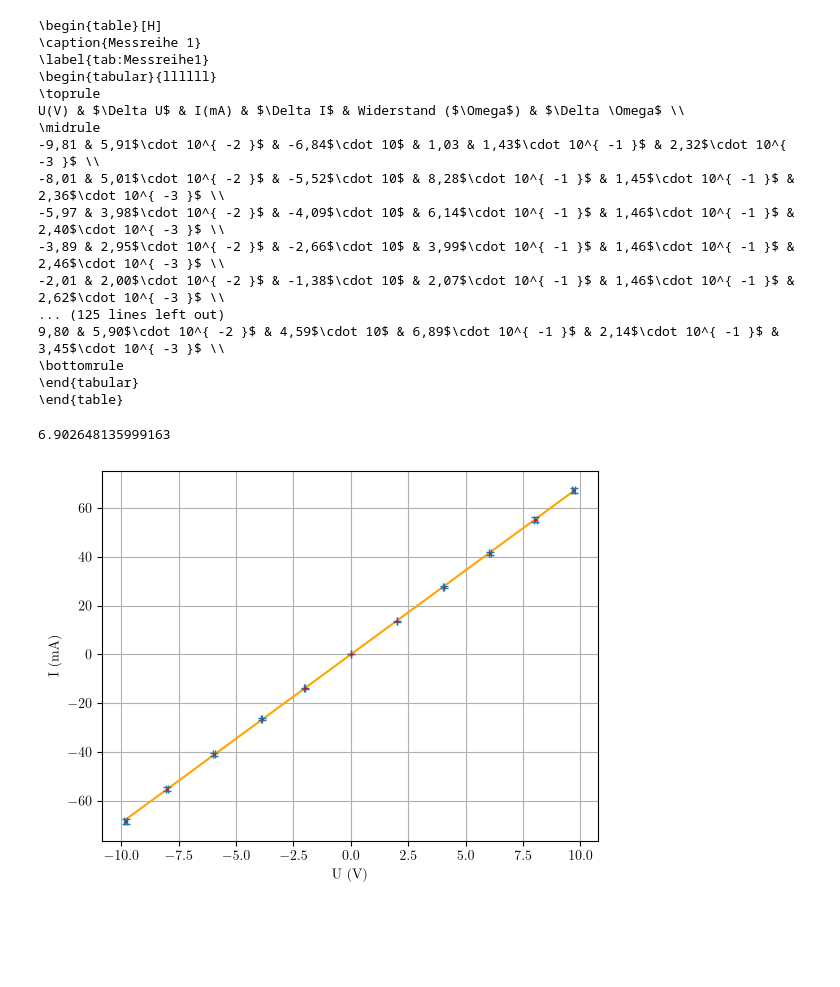
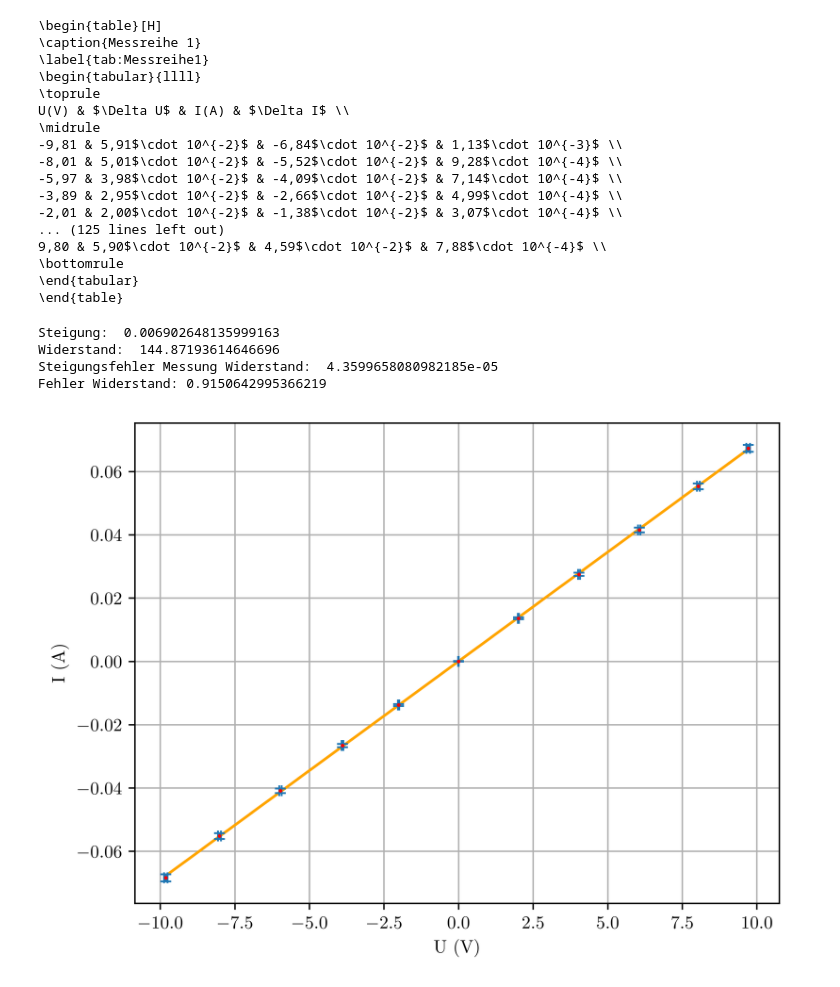
Before and after one commit to OGentner/AP1-Gruppe-143, a Jupyter notebook: V45_Auswertung.ipynb, the cells around one changed output. Saved outputs shown, nothing was run; the diff lists cells and outputs as text; code cells hidden in the pictures; blank space fills up the shorter version.

```diff
--- a/V45_Auswertung.ipynb
+++ b/V45_Auswertung.ipynb
@@ -93,18 +50,19 @@ def delta_b(x, s):
 for sheet in range(1,5):
     messdaten = pd.read_excel("V45.xlsx", sheet_name="Messung"+str(sheet))
     messdaten = messdaten.drop(columns=["Einstellungen"])
+    messdaten["I(A)"] = messdaten["I(mA)"] * 0.001
     messdaten.sort_values(by="U(V)", inplace=True)  # Sortiere die Daten nach Spannung
 
     # Wiederstand berechnen
-    messdaten[r"Widerstand ($\Omega$)"] = messdaten["U(V)"] / messdaten["I(mA)"]  # Berechne den Widerstand
+    messdaten[r"Widerstand ($\Omega$)"] = messdaten["U(V)"] / messdaten["I(A)"]  # Berechne den Widerstand
 
     # Fehler berechnen
     messdaten[r"$\Delta U$"] = messdaten["U(V)"].abs() * 0.005 + 0.01
-    messdaten[r"$\Delta I$"] = messdaten["I(mA)"].abs() * 0.015 + 0.1e-3
-    messdaten[r"$\Delta \Omega$"] = np.sqrt((messdaten[r"$\Delta U$"]/messdaten["I(mA)"])**2 + ((messdaten["U(V)"] * messdaten[r"$\Delta I$"])/(messdaten["I(mA)"]**2))**2)
+    messdaten[r"$\Delta I$"] = messdaten["I(A)"].abs() * 0.015 + 0.1e-3
+    messdaten[r"$\Delta \Omega$"] = np.sqrt((messdaten[r"$\Delta U$"]/messdaten["I(A)"])**2 + ((messdaten["U(V)"] * messdaten[r"$\Delta I$"])/(messdaten["I(A)"]**2))**2)
 
     # Gewichteter Mittelwert
-    messdaten_NN = messdaten_NN[pd.notna(messdaten_NN)] # Messdaten bereinigen
+    messdaten_NN = messdaten[pd.notna(messdaten)] # Messdaten bereinigen
     messdaten_NN = messdaten_NN[messdaten_NN["Widerstand ($\\Omega$)"] != 0]  # Nullen löschen
     w = 1/(messdaten_NN[r"$\Delta \Omega$"].to_numpy())**2
     omega = messdaten_NN[r"Widerstand ($\Omega$)"].to_numpy()
@@ -115,8 +73,8 @@ for sheet in range(1,5):
     # print("Mittler gewichteter Wiederstand ", omega_bar_w, end=' ')
     # print("Fehler d. Wiedrstandes: ", del_omega_bar_w)
 
-    if False: # Tabellen Printen
-        cols = ['U(V)', '$\Delta U$', 'I(mA)', '$\Delta I$', 'Widerstand ($\Omega$)', '$\Delta \Omega$']
+    if True: # Tabellen Printen
+        cols = ['U(V)', '$\Delta U$', 'I(A)', '$\Delta I$'] #, 'Widerstand ($\Omega$)', '$\Delta \Omega$']
         # messdaten_tex = messdaten.drop(columns=['Wiederstand'])[cols]
         messdaten_tex = messdaten[cols]
         print(generate_Table(messdaten_tex, "Messreihe " + str(sheet), "Messreihe"+str(sheet)))
@@ -124,69 +82,80 @@ for sheet in range(1,5):
     # Plotten
     if False:
         fig, ax = plt.subplots(dpi=600)
-        ax.errorbar(messdaten["U(V)"], messdaten["I(mA)"], xerr=messdaten[r"$\Delta U$"], yerr=messdaten[r"$\Delta I$"], fmt=',', capsize=3)
-        ax.plot(messdaten["U(V)"], messdaten["I(mA)"], '.', label="Messung " + str(sheet), color="red", markersize=2)
+        ax.errorbar(messdaten["U(V)"], messdaten["I(A)"], xerr=messdaten[r"$\Delta U$"], yerr=messdaten[r"$\Delta I$"], fmt=',', capsize=3)
+        ax.plot(messdaten["U(V)"], messdaten["I(A)"], '.', label="Messung " + str(sheet), color="red", markersize=2)
 
         ax.set_xlabel(r"U (V)")
-        ax.set_ylabel(r"I (mA)")
+        ax.set_ylabel(r"I (A)")
 
         # ax.set_xlim(1, 3)
         # ax.set_ylim(-1, 20)
         # ax.hlines(y=0, xmin=min(messdaten["U(V)"]), xmax=max(messdaten["U(V)"]), colors="k")
-        # ax.vlines(x=0, ymin=min(messdaten["I(mA)"]), ymax=max(messdaten["I(mA)"]), colors="k")
+        # ax.vlines(x=0, ymin=min(messdaten["I(A)"]), ymax=max(messdaten["I(A)"]), colors="k")
 
         # ax.legend()
         ax.grid()
         plt.show()
 
-        # messdaten.plot(x=r"U(V)", y=r"I(mA)", kind="scatter", legend=True, grid=True)
+        # messdaten.plot(x=r"U(V)", y=r"I(A)", kind="scatter", legend=True, grid=True)
 # %% [output]
 \begin{table}[H]
 \caption{Messreihe 1}
 \label{tab:Messreihe1}
-\begin{tabular}{llllll}
+\begin{tabular}{llll}
 \toprule
-U(V) & $\Delta U$ & I(mA) & $\Delta I$ & Widerstand ($\Omega$) & $\Delta \Omega$ \\
+U(V) & $\Delta U$ & I(A) & $\Delta I$ \\
 \midrule
--9,81 & 5,91$\cdot 10^{ -2 }$ & -6,84$\cdot 10$ & 1,03 & 1,43$\cdot 10^{ -1 }$ & 2,32$\cdot 10^{ -3 }$ \\
--8,01 & 5,01$\cdot 10^{ -2 }$ & -5,52$\cdot 10$ & 8,28$\cdot 10^{ -1 }$ & 1,45$\cdot 10^{ -1 }$ & 2,36$\cdot 10^{ -3 }$ \\
--5,97 & 3,98$\cdot 10^{ -2 }$ & -4,09$\cdot 10$ & 6,14$\cdot 10^{ -1 }$ & 1,46$\cdot 10^{ -1 }$ & 2,40$\cdot 10^{ -3 }$ \\
--3,89 & 2,95$\cdot 10^{ -2 }$ & -2,66$\cdot 10$ & 3,99$\cdot 10^{ -1 }$ & 1,46$\cdot 10^{ -1 }$ & 2,46$\cdot 10^{ -3 }$ \\
--2,01 & 2,00$\cdot 10^{ -2 }$ & -1,38$\cdot 10$ & 2,07$\cdot 10^{ -1 }$ & 1,46$\cdot 10^{ -1 }$ & 2,62$\cdot 10^{ -3 }$ \\
+-9,81 & 5,91$\cdot 10^{-2}$ & -6,84$\cdot 10^{-2}$ & 1,13$\cdot 10^{-3}$ \\
+-8,01 & 5,01$\cdot 10^{-2}$ & -5,52$\cdot 10^{-2}$ & 9,28$\cdot 10^{-4}$ \\
+-5,97 & 3,98$\cdot 10^{-2}$ & -4,09$\cdot 10^{-2}$ & 7,14$\cdot 10^{-4}$ \\
+-3,89 & 2,95$\cdot 10^{-2}$ & -2,66$\cdot 10^{-2}$ & 4,99$\cdot 10^{-4}$ \\
+-2,01 & 2,00$\cdot 10^{-2}$ & -1,38$\cdot 10^{-2}$ & 3,07$\cdot 10^{-4}$ \\
 ... (125 lines left out)
-9,80 & 5,90$\cdot 10^{ -2 }$ & 4,59$\cdot 10$ & 6,89$\cdot 10^{ -1 }$ & 2,14$\cdot 10^{ -1 }$ & 3,45$\cdot 10^{ -3 }$ \\
+9,80 & 5,90$\cdot 10^{-2}$ & 4,59$\cdot 10^{-2}$ & 7,88$\cdot 10^{-4}$ \\
 \bottomrule
 \end{tabular}
 \end{table}
 # %%
 # Ausgleichsgerade Plotten Messung 1
 messdaten = pd.read_excel("V45.xlsx", sheet_name="Messung1")
+messdaten["I(A)"] = messdaten["I(mA)"] * 0.001
 messdaten = messdaten.drop(columns=["Einstellungen"])
 
 # Fehler berechnen
 messdaten[r"$\Delta U$"] = messdaten["U(V)"].abs() * 0.005 + 0.01
-messdaten[r"$\Delta I$"] = messdaten["I(mA)"].abs() * 0.015 + 0.1e-3
+messdaten[r"$\Delta I$"] = messdaten["I(A)"].abs() * 0.015 + 0.1e-3
 
 # Lin fit machen
 werte_Gerade = np.array([np.min(messdaten["U(V)"]), np.max(messdaten["U(V)"])])
-steigung = b_simpel(messdaten["U(V)"], messdaten["I(mA)"])
-print(steigung)
+steigung = b_simpel(messdaten["U(V)"], messdaten["I(A)"])
+print("Steigung: ", steigung)
+print("Widerstand: ", steigung**(-1))
 
 # Fehler aus lin fit berechnen
+s = Streuung_simpel(messdaten["U(V)"].abs(), messdaten["I(A)"].abs())
+steigungs_fehler = delta_b(messdaten["U(V)"].abs(), s)
+print("Steigungsfehler Messung Widerstand: " , steigungs_fehler)
+Widerstand_fehler = steigungs_fehler/(steigung**2)
+print("Fehler Widerstand:",Widerstand_fehler)
+
 
 # Plotten
-fig, ax = plt.subplots()
+fig, ax = plt.subplots(dpi=600)
 ax.plot(werte_Gerade, werte_Gerade*(steigung) , color="orange")
-ax.errorbar(messdaten["U(V)"], messdaten["I(mA)"], xerr=messdaten[r"$\Delta U$"], yerr=messdaten[r"$\Delta I$"], fmt=',', capsize=3)
-ax.plot(messdaten["U(V)"], messdaten["I(mA)"], '.', label="Messung " + str(sheet), color="red", markersize=2)
+ax.errorbar(messdaten["U(V)"], messdaten["I(A)"], xerr=messdaten[r"$\Delta U$"], yerr=messdaten[r"$\Delta I$"], fmt=',', capsize=3)
+ax.plot(messdaten["U(V)"], messdaten["I(A)"], '.', label="Messung " + str(sheet), color="red", markersize=2)
 
 ax.set_xlabel(r"U (V)")
-ax.set_ylabel(r"I (mA)")
+ax.set_ylabel(r"I (A)")
 ax.grid()
 plt.show()
 # %% [output]
-6.902648135999163
+Steigung:  0.006902648135999163
+Widerstand:  144.87193614646696
+Steigungsfehler Messung Widerstand:  4.3599658080982185e-05
+Fehler Widerstand: 0.9150642995366219
-[figure, old version]
+[figure, new version]
 # %%
 # Ausgleichsgerade Plotten Messung 1
 messdaten = pd.read_excel("V45.xlsx", sheet_name="Messung2")
```
Also changed, not shown: parts of 3 cells of this notebook, 2 other files.
